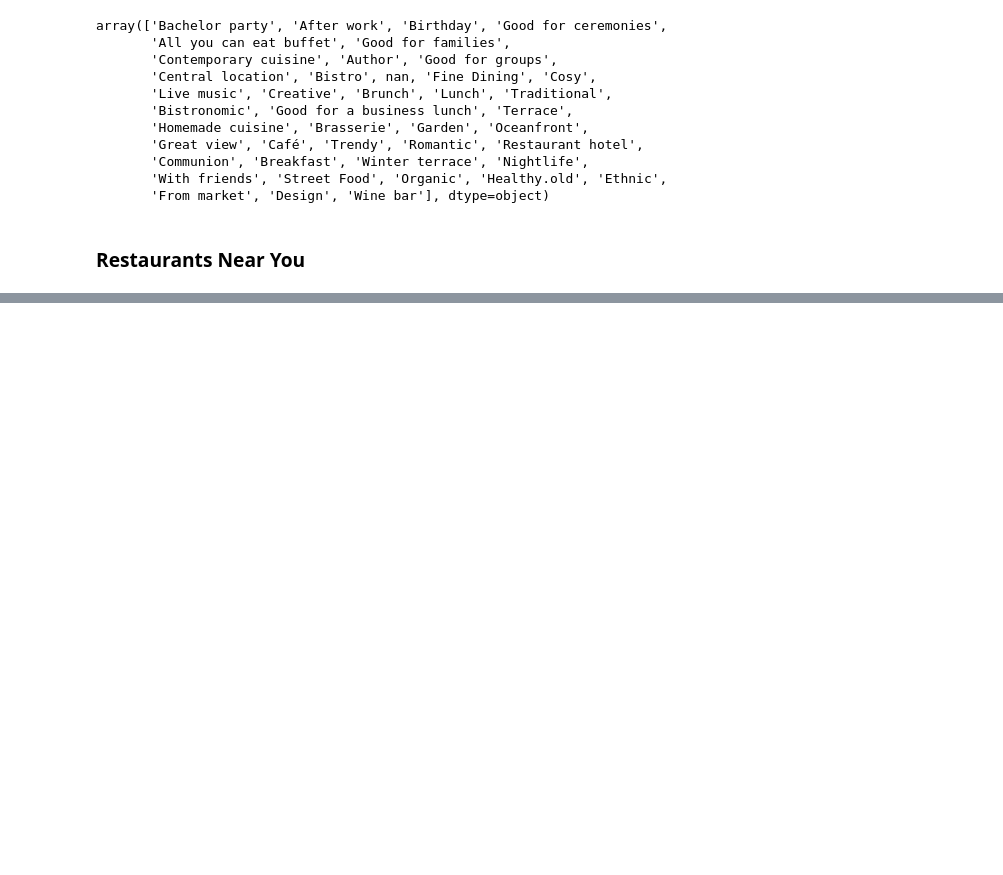
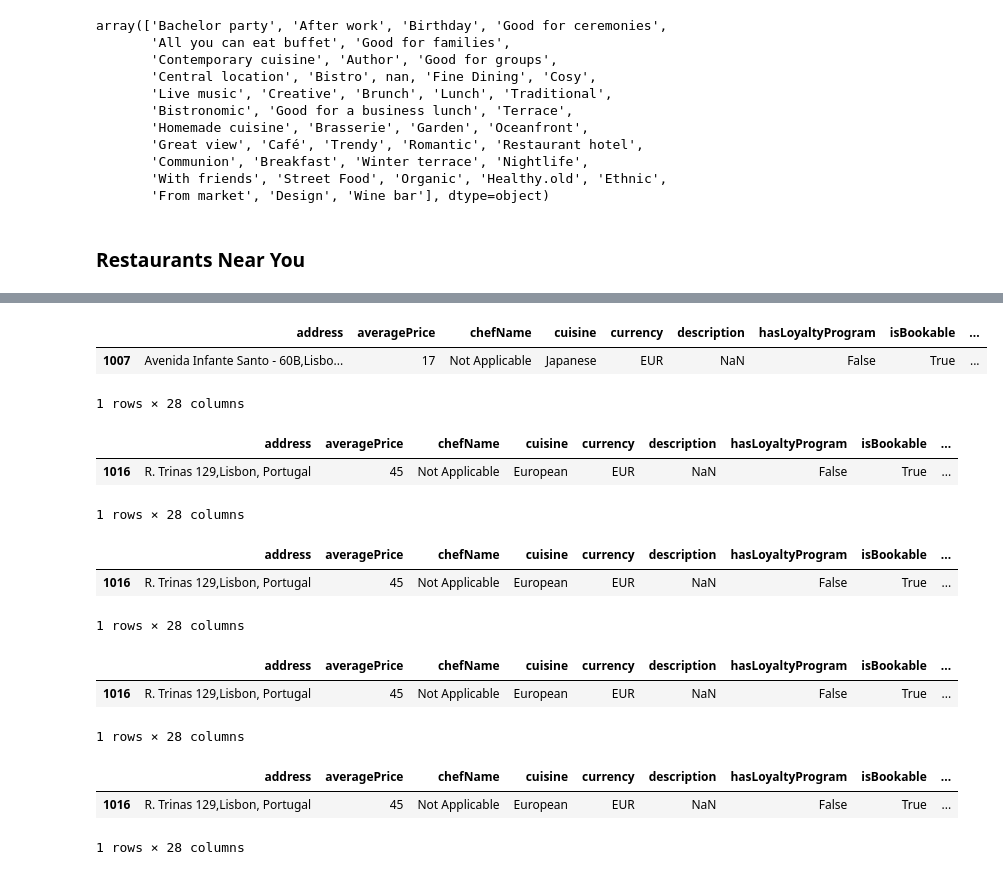
Before and after one commit to shaulleo/FlavourFlix, a Jupyter notebook: EDA1.ipynb, the cells around one changed output, grey strips where cells are left out. Cells and saved outputs as stored; diff of their text form; code cells hidden in the pictures; blank space fills up the shorter version.

```diff
--- a/EDA1.ipynb
+++ b/EDA1.ipynb
@@ -537,0 +576,30 @@ shaul.getLocation()
+# %%
+df1[df1['minutes_away'] == df1['minutes_away'].min()]
+# %% [output]
+|  | address | averagePrice | chefName | cuisine | currency | description | hasLoyaltyProgram | isBookable | ... |
+| 1007 | Avenida Infante Santo - 60B,Lisbo... | 17 | Not Applicable | Japanese | EUR | NaN | False | True | ... |
+1 rows × 28 columns
+# %%
+df1[df1['ratingValue'] == df1['ratingValue'].max()]
+# %% [output]
+|  | address | averagePrice | chefName | cuisine | currency | description | hasLoyaltyProgram | isBookable | ... |
+| 1016 | R. Trinas 129,Lisbon, Portugal | 45 | Not Applicable | European | EUR | NaN | False | True | ... |
+1 rows × 28 columns
+# %%
+df1[df1['foodRatingSummary'] == df1['foodRatingSummary'].max()]
+# %% [output]
+|  | address | averagePrice | chefName | cuisine | currency | description | hasLoyaltyProgram | isBookable | ... |
+| 1016 | R. Trinas 129,Lisbon, Portugal | 45 | Not Applicable | European | EUR | NaN | False | True | ... |
+1 rows × 28 columns
+# %%
+df1[df1['ambienceRatingSummary'] == df1['ambienceRatingSummary'].max()]
+# %% [output]
+|  | address | averagePrice | chefName | cuisine | currency | description | hasLoyaltyProgram | isBookable | ... |
+| 1016 | R. Trinas 129,Lisbon, Portugal | 45 | Not Applicable | European | EUR | NaN | False | True | ... |
+1 rows × 28 columns
+# %%
+df1[df1['serviceRatingSummary'] == df1['serviceRatingSummary'].max()]
+# %% [output]
+|  | address | averagePrice | chefName | cuisine | currency | description | hasLoyaltyProgram | isBookable | ... |
+| 1016 | R. Trinas 129,Lisbon, Portugal | 45 | Not Applicable | European | EUR | NaN | False | True | ... |
+1 rows × 28 columns
```
Also changed, not shown: parts of 15 cells of this notebook, 1 other file.
